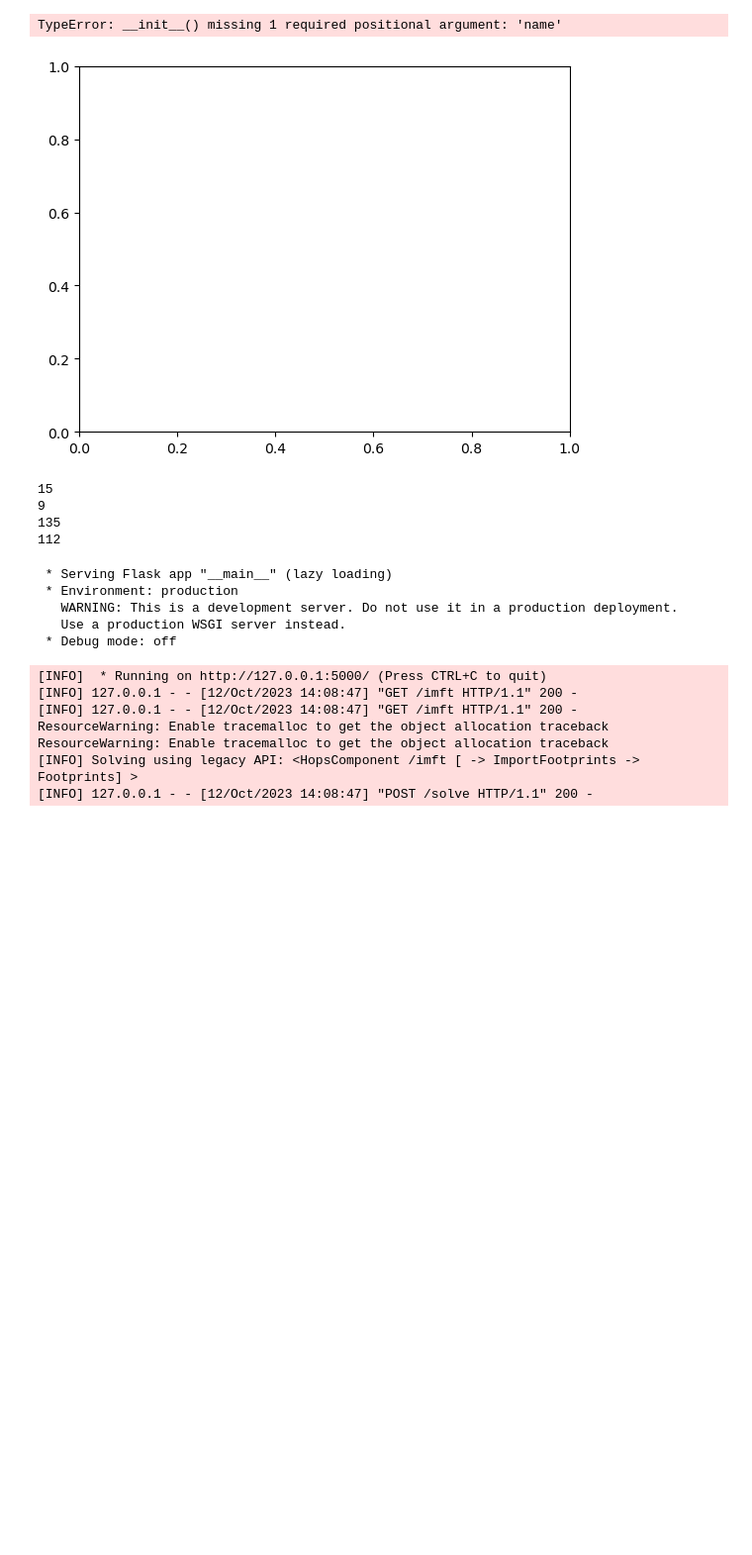
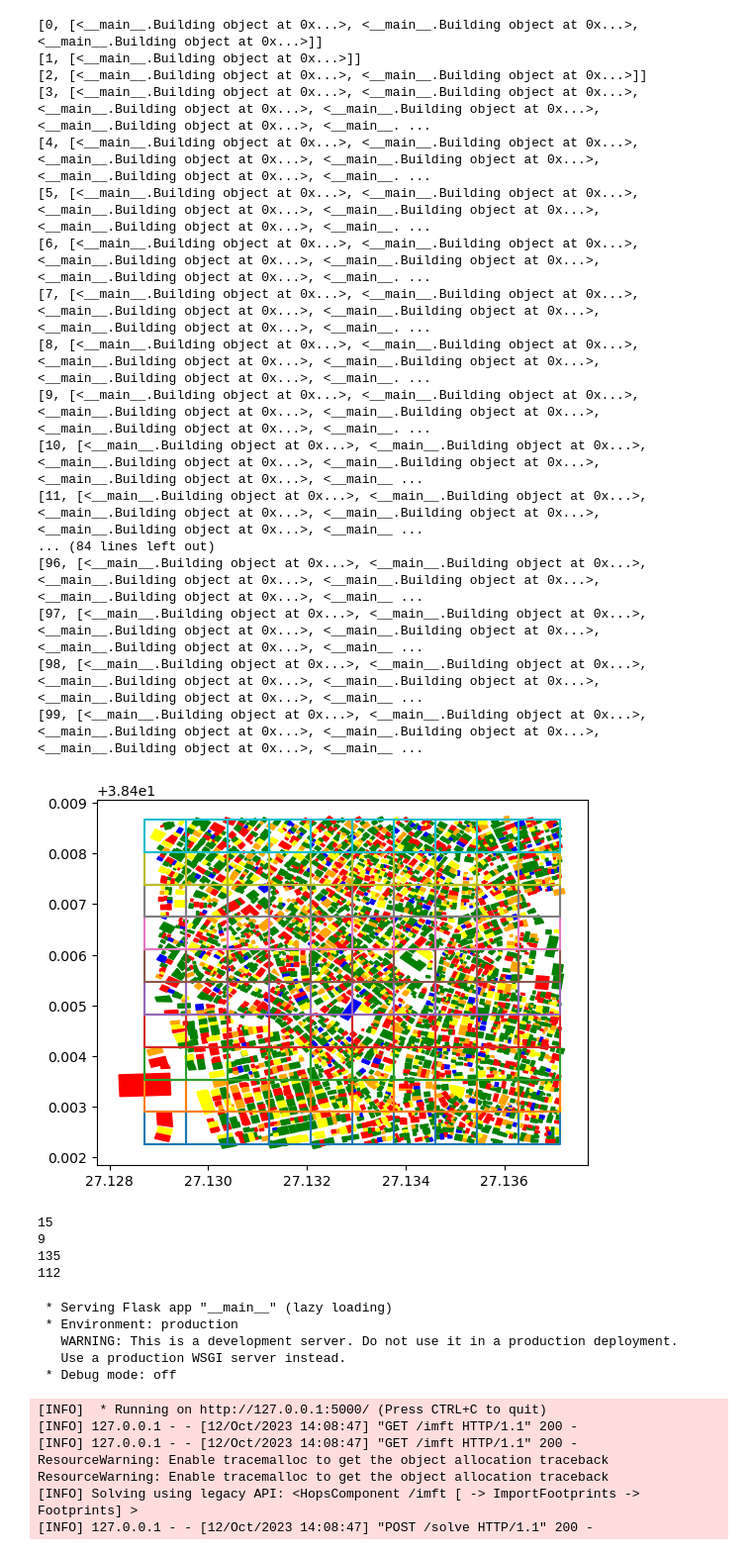
Before and after one commit to shreyakejriwal02/SARO_CORE2023, a Jupyter notebook: import_map.ipynb, the cells around one changed output. Shown at 99% size. Cells and saved outputs as stored; diff of their text form; code cells hidden in the pictures; blank space fills up the shorter version.

Commit message:
change class of building

```diff
--- a/import_map.ipynb
+++ b/import_map.ipynb
@@ -4,14 +4,15 @@ import matplotlib.pyplot as plt
 import geopandas as gpd
 import pandas as pd
 from random import choices
+from trial_1 import Building
 
 # define class for building
-class Building:
-    def __init__(self, id, geometry, cen_pt, bld_type):
-        self.id = id
-        self.geometry = geometry
-        self.cen_pt = cen_pt
-        self.bld_type = bld_type
+# class Building:
+#     def __init__(self, id, geometry, cen_pt, bld_type):
+#         self.id = id
+#         self.geometry = geometry
+#         self.cen_pt = cen_pt
+#         self.bld_type = bld_type
 
 # importing osm location
 address = "Çimentepe Mahallesi"
@@ -23,9 +24,9 @@ for i in buildings.index:
     id = i[1]
     geo = buildings.loc[i, 'geometry']
     cen_pt = geo.centroid
-    bld_type = buildings.loc[i, 'building']
+    bld_function = buildings.loc[i, 'building']
 
-    bld = Building(id, geo, cen_pt, bld_type)
+    bld = Building(id, geo, cen_pt, bld_function)
     bld_lst.append(bld)
 # %%
 import numpy as np
@@ -75,36 +76,53 @@ for x in cols[:-1]:
         j += 1
         ax.plot(*polygon.exterior.xy)
         sub_area_blds = []
         # while the buildings in that column have y values in the range of this row, add them to the cell object
         while (len(filt_blds) > 0) and (filt_blds[0].cen_pt.y >= y) and (filt_blds[0].cen_pt.y < (y+height)):
             sub_area.add_building(filt_blds.pop(0))
             # sub_area_blds.append(filt_blds.pop(0))
         sub_areas.append(sub_area)
 
-print([[o.id, o.buildings] for o in sub_areas])
+for o in sub_areas:
+    print([o.sub_area_id, o.buildings])
 
 
 
 
 # this is plotting the geometry of the buildings
 # save each geometry attribute in a list
 geos = [o.geometry for o in bld_lst]
 
 # choices of different colours with corresponding weights
 population = ['green', 'blue', 'yellow', 'orange', 'red']
 weights = [0.45, 0.05, 0.15, 0.12, 0.23]
 
 # for every geometry choose a colour, fill the geometry and plot to graph
 for g in geos:
     c = choices(population, weights)[0]
     x, y = g.exterior.xy
     ax.fill(x, y, color = c)
 
 # Display the plot
 plt.show()
 # %% [output]
-TypeError: __init__() missing 1 required positional argument: 'name'
+[0, [<__main__.Building object at 0x...>, <__main__.Building object at 0x...>, <__main__.Building object at 0x...>]]
+[1, [<__main__.Building object at 0x...>]]
+[2, [<__main__.Building object at 0x...>, <__main__.Building object at 0x...>]]
+[3, [<__main__.Building object at 0x...>, <__main__.Building object at 0x...>, <__main__.Building object at 0x...>, <__main__.Building object at 0x...>, <__main__.Building object at 0x...>, <__main__. ...
+[4, [<__main__.Building object at 0x...>, <__main__.Building object at 0x...>, <__main__.Building object at 0x...>, <__main__.Building object at 0x...>, <__main__.Building object at 0x...>, <__main__. ...
+[5, [<__main__.Building object at 0x...>, <__main__.Building object at 0x...>, <__main__.Building object at 0x...>, <__main__.Building object at 0x...>, <__main__.Building object at 0x...>, <__main__. ...
+[6, [<__main__.Building object at 0x...>, <__main__.Building object at 0x...>, <__main__.Building object at 0x...>, <__main__.Building object at 0x...>, <__main__.Building object at 0x...>, <__main__. ...
+[7, [<__main__.Building object at 0x...>, <__main__.Building object at 0x...>, <__main__.Building object at 0x...>, <__main__.Building object at 0x...>, <__main__.Building object at 0x...>, <__main__. ...
+[8, [<__main__.Building object at 0x...>, <__main__.Building object at 0x...>, <__main__.Building object at 0x...>, <__main__.Building object at 0x...>, <__main__.Building object at 0x...>, <__main__. ...
+[9, [<__main__.Building object at 0x...>, <__main__.Building object at 0x...>, <__main__.Building object at 0x...>, <__main__.Building object at 0x...>, <__main__.Building object at 0x...>, <__main__. ...
+[10, [<__main__.Building object at 0x...>, <__main__.Building object at 0x...>, <__main__.Building object at 0x...>, <__main__.Building object at 0x...>, <__main__.Building object at 0x...>, <__main__ ...
+[11, [<__main__.Building object at 0x...>, <__main__.Building object at 0x...>, <__main__.Building object at 0x...>, <__main__.Building object at 0x...>, <__main__.Building object at 0x...>, <__main__ ...
+... (84 lines left out)
+[96, [<__main__.Building object at 0x...>, <__main__.Building object at 0x...>, <__main__.Building object at 0x...>, <__main__.Building object at 0x...>, <__main__.Building object at 0x...>, <__main__ ...
+[97, [<__main__.Building object at 0x...>, <__main__.Building object at 0x...>, <__main__.Building object at 0x...>, <__main__.Building object at 0x...>, <__main__.Building object at 0x...>, <__main__ ...
+[98, [<__main__.Building object at 0x...>, <__main__.Building object at 0x...>, <__main__.Building object at 0x...>, <__main__.Building object at 0x...>, <__main__.Building object at 0x...>, <__main__ ...
+[99, [<__main__.Building object at 0x...>, <__main__.Building object at 0x...>, <__main__.Building object at 0x...>, <__main__.Building object at 0x...>, <__main__.Building object at 0x...>, <__main__ ...
-[figure, old version]
+[figure, new version]
 # %%
 import numpy as np
 from shapely.geometry import Polygon
```
Also changed, not shown: 1 other file.
